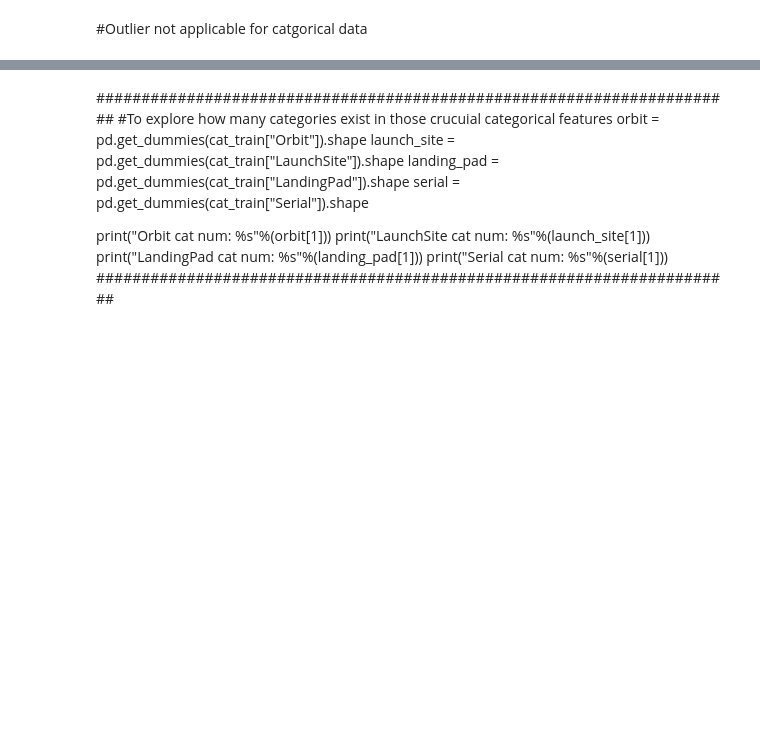
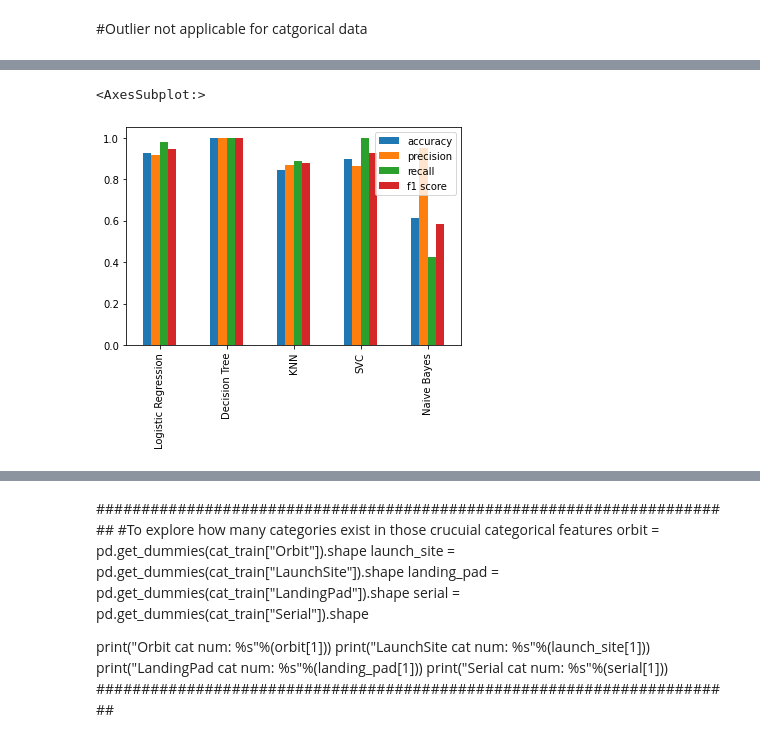
Before and after one commit to chiakl/spacex, a Jupyter notebook: spacex.ipynb, the cells around one changed output, grey strips where cells are left out. Saved outputs shown, nothing was run; the diff lists cells and outputs as text; code cells hidden in the pictures; blank space fills up the shorter version.

Commit message:
modelling_yq

```diff
--- a/spacex.ipynb
+++ b/spacex.ipynb
@@ -704,7 +709,7 @@ for i in df["Outcome"]:
     landing_site.append(i.split(" ")[1])
 cat["LandingSite"] = np.array(landing_site,dtype='object')
 # %%
-cat_f = pd.get_dummies(cat)
+cat_f = pd.get_dummies(cat, drop_first = True)
 #cat_f = cat_f.drop([0,])
 cat_f = cat_f.reset_index(drop=True)
 cat_f.shape
@@ -722,0 +736,32 @@ X_train, X_test, y_train, y_test = train_test_split(spacex_f,y,test_size=0.2, ra
+# %%
+from sklearn.metrics import make_scorer, f1_score, precision_score, recall_score, accuracy_score, roc_auc_score, roc_curve, precision_recall_curve, confusion_matrix, classification_report, plot_confusion_matrix
+from sklearn.model_selection import cross_val_score, cross_validate, cross_val_predict
+
+def score(y, y_pred):
+    return [accuracy_score(y,y_pred), precision_score(y,y_pred), recall_score(y,y_pred), f1_score(y,y_pred)]
+# %%
+clf_model = ['Logistic Regression','Decision Tree', 'KNN', 'SVC', 'Naive Bayes']
+
+from sklearn.linear_model import LogisticRegression
+model1 = LogisticRegression(random_state=2)
+
+from sklearn.tree import DecisionTreeClassifier
+model2 = DecisionTreeClassifier(random_state=2)
+
+from sklearn.neighbors import KNeighborsClassifier
+model3 = KNeighborsClassifier(n_neighbors=10)
+
+from sklearn.svm import SVC
+model4 = SVC(random_state=2)
+
+from sklearn.naive_bayes import GaussianNB
+model5 = GaussianNB()
+# %%
+result = []
+
+for i, model in enumerate([model1,model2,model3,model4,model5]):
+    model.fit(X_train,y_train)
+    y_pred = model.predict(X_train)
+    result.append(score(y_train,y_pred))
+overall = pd.DataFrame(result, index=clf_model, columns=['accuracy','precision','recall','f1 score'])
+overall.round(decimals=4)
@@ -722,0 +775,5 @@ X_train, X_test, y_train, y_test = train_test_split(spacex_f,y,test_size=0.2, ra
+# %%
+overall.plot(kind='bar')
+# %% [output]
+<AxesSubplot:>
+[figure, added]
```
Also changed, not shown: parts of 15 cells of this notebook.
